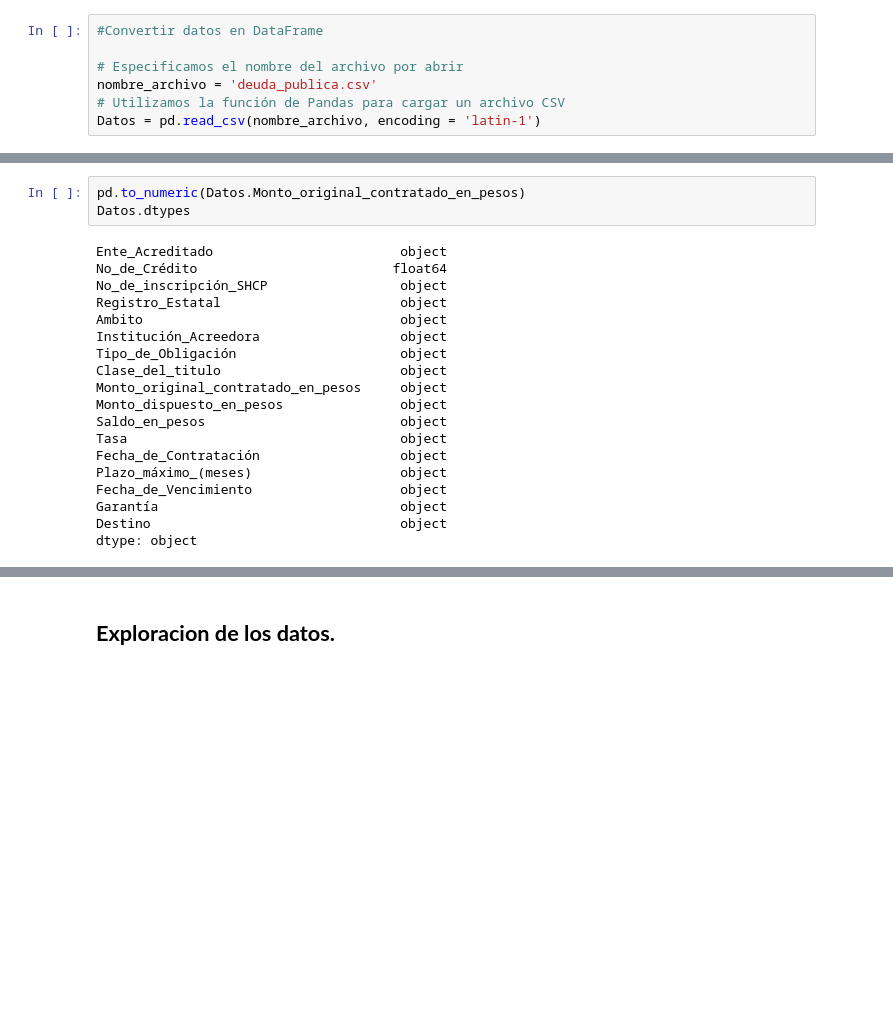
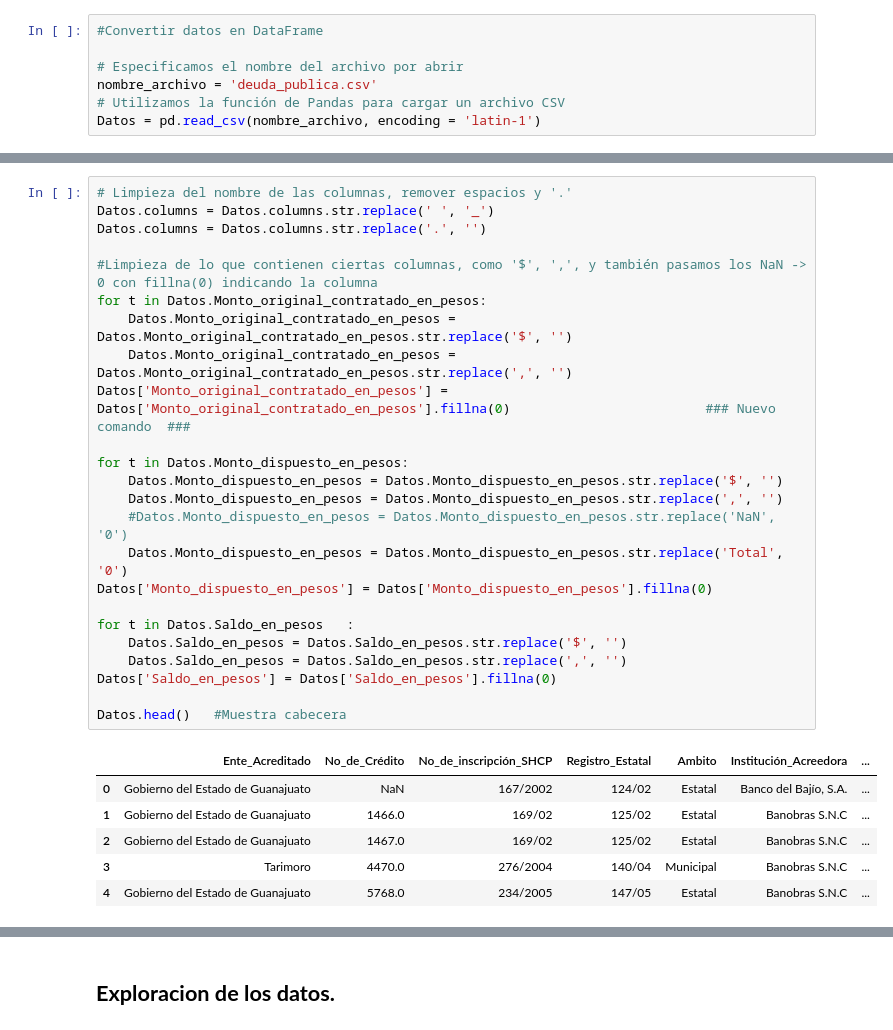
Before and after one commit to Edgar-La/hacking-civico, a Jupyter notebook: proyecto/proyecto-hacking-civico.ipynb, the cells around one changed output, grey strips where cells are left out. Cells and saved outputs as stored; diff of their text form; blank space fills up the shorter version.

```diff
--- a/proyecto/proyecto-hacking-civico.ipynb
+++ b/proyecto/proyecto-hacking-civico.ipynb
@@ -94,22 +40,31 @@ Datos   #Muestra cabecera
-# %%
-pd.to_numeric(Datos.Monto_original_contratado_en_pesos)
-Datos.dtypes
-# %% [output]
-Ente_Acreditado                        object
-No_de_Crédito                         float64
-No_de_inscripción_SHCP                 object
-Registro_Estatal                       object
-Ambito                                 object
-Institución_Acreedora                  object
-Tipo_de_Obligación                     object
-Clase_del_titulo                       object
-Monto_original_contratado_en_pesos     object
-Monto_dispuesto_en_pesos               object
-Saldo_en_pesos                         object
-Tasa                                   object
-Fecha_de_Contratación                  object
-Plazo_máximo_(meses)                   object
-Fecha_de_Vencimiento                   object
-Garantía                               object
-Destino                                object
-dtype: object
+# %%
+# Limpieza del nombre de las columnas, remover espacios y '.'
+Datos.columns = Datos.columns.str.replace(' ', '_')
+Datos.columns = Datos.columns.str.replace('.', '')
+
+#Limpieza de lo que contienen ciertas columnas, como '$', ',', y también pasamos los NaN -> 0 con fillna(0) indicando la columna
+for t in Datos.Monto_original_contratado_en_pesos:
+    Datos.Monto_original_contratado_en_pesos = Datos.Monto_original_contratado_en_pesos.str.replace('$', '')
+    Datos.Monto_original_contratado_en_pesos = Datos.Monto_original_contratado_en_pesos.str.replace(',', '')
+Datos['Monto_original_contratado_en_pesos'] = Datos['Monto_original_contratado_en_pesos'].fillna(0)                         ### Nuevo comando  ###
+
+for t in Datos.Monto_dispuesto_en_pesos:
+    Datos.Monto_dispuesto_en_pesos = Datos.Monto_dispuesto_en_pesos.str.replace('$', '')
+    Datos.Monto_dispuesto_en_pesos = Datos.Monto_dispuesto_en_pesos.str.replace(',', '')
+    #Datos.Monto_dispuesto_en_pesos = Datos.Monto_dispuesto_en_pesos.str.replace('NaN', '0')
+    Datos.Monto_dispuesto_en_pesos = Datos.Monto_dispuesto_en_pesos.str.replace('Total', '0')
+Datos['Monto_dispuesto_en_pesos'] = Datos['Monto_dispuesto_en_pesos'].fillna(0)
+
+for t in Datos.Saldo_en_pesos	:
+    Datos.Saldo_en_pesos = Datos.Saldo_en_pesos.str.replace('$', '')
+    Datos.Saldo_en_pesos = Datos.Saldo_en_pesos.str.replace(',', '')
+Datos['Saldo_en_pesos'] = Datos['Saldo_en_pesos'].fillna(0)
+
+Datos.head()   #Muestra cabecera
+# %% [output]
+|  | Ente_Acreditado | No_de_Crédito | No_de_inscripción_SHCP | Registro_Estatal | Ambito | Institución_Acreedora | ... |
+| 0 | Gobierno del Estado de Guanajuato | NaN | 167/2002 | 124/02 | Estatal | Banco del Bajío, S.A. | ... |
+| 1 | Gobierno del Estado de Guanajuato | 1466.0 | 169/02 | 125/02 | Estatal | Banobras S.N.C | ... |
+| 2 | Gobierno del Estado de Guanajuato | 1467.0 | 169/02 | 125/02 | Estatal | Banobras S.N.C | ... |
+| 3 | Tarimoro | 4470.0 | 276/2004 | 140/04 | Municipal | Banobras S.N.C | ... |
+| 4 | Gobierno del Estado de Guanajuato | 5768.0 | 234/2005 | 147/05 | Estatal | Banobras S.N.C | ... |
```
Also changed, not shown: parts of 8 cells of this notebook.
